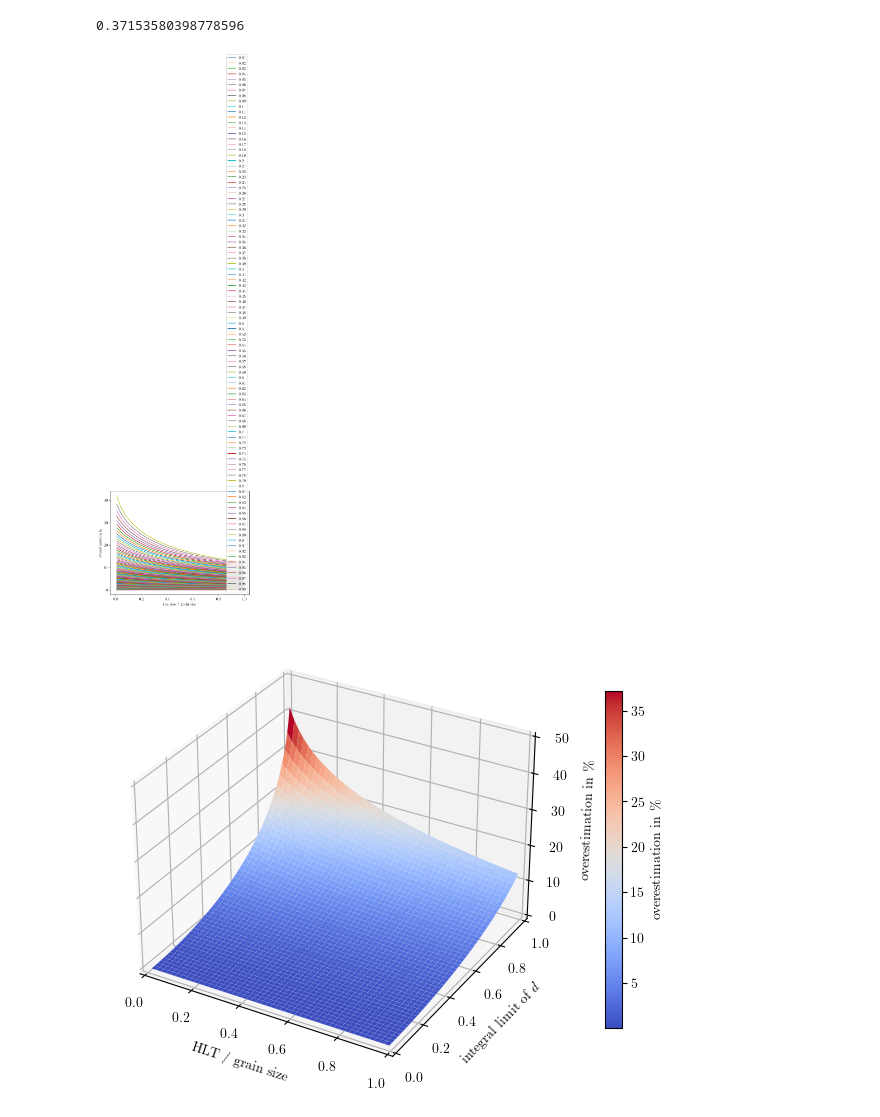
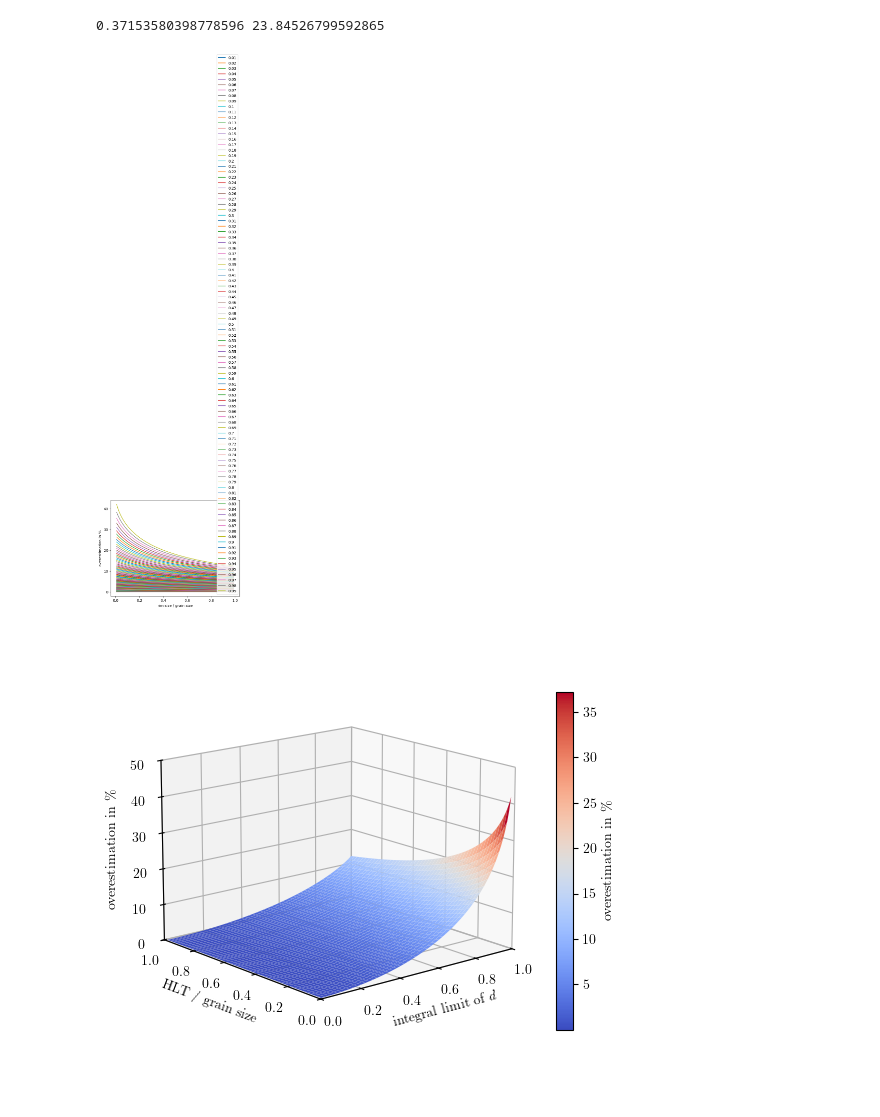
Before and after one commit to kleinerELM/Dissertation, a Jupyter notebook: figures/hydrate-rim/graph/sectioning_graphs.ipynb, the cells around one changed output. Saved outputs shown, nothing was run; the diff lists cells and outputs as text; code cells hidden in the pictures.

Commit message:
improved sectioning effect figures and description

```diff
--- a/figures/hydrate-rim/graph/sectioning_graphs.ipynb
+++ b/figures/hydrate-rim/graph/sectioning_graphs.ipynb
@@ -14,10 +14,10 @@ rim = 0.3
 grain = 1.0
 
 I = quad(integrand, 0, 1, args=(grain, rim))
-
-print(I[0])
+z = I[0]/(rim) * 100 - 100
+print(I[0], z)
 # %% [output]
-0.37153580398778596
+0.37153580398778596 23.84526799592865
 # %%
 grain = 1.0
 i_start = 0
@@ -27,48 +27,49 @@ steps = 100
 X = []
 Y = []
 Z = []
 for j in range(1,100,1):
 	i_stop = j/100
 	x_line = []
 	y_line = []
 	z_line = []
 	for i in range(1, steps):
 		rim = i/steps
 		I = quad(integrand, i_start, i_stop, args=(grain, rim))
-		z = 100/(rim*(i_stop-i_start)) * (I[0]-rim*(i_stop-i_start))
+		z = I[0]/(rim*(i_stop-i_start)) * 100 - 100
 		results[rim] = z
 		x_line.append(rim)
 		y_line.append(i_stop)
 		z_line.append(z)
 	X.append(x_line)
 	Y.append(y_line)
 	Z.append(z_line)
 
 	plt.plot(results.keys(), results.values(), label=i_stop)
 
-
 X = np.array(X)
 Y = np.array(Y)
 Z = np.array(Z)
 
 plt.legend(loc='lower right')
 plt.xlabel('rim size / grain size')
 plt.ylabel('overestimation in %')
 plt.show()
 # %% [output]
-[figure, old version]
+[figure, new version]
 # %%
 plt.rcParams.update({
     "text.usetex": True,
     "font.family": "Computer Modern Roman"
 })
 
-fig = plt.figure()
+fig = plt.figure()#figsize=(12, 4)
 ax = fig.add_subplot(projection='3d')
 
+ax.invert_yaxis()
+ax.view_init(elev=15, azim=-130)
 
 # Plot a basic wireframe.
-surf = ax.plot_surface(X, Y, Z, cmap=cm.coolwarm, antialiased=True)
+surf = ax.plot_surface(Y, X, Z, cmap=cm.coolwarm, antialiased=True)
 
 #ax.plot_wireframe(X, Y, Z, rstride=1, cstride=10)
 #ax.plot_wireframe(X, Y, Z, linewidth=.5, rstride=1, cstride=10, alpha=0.7, edgecolor='royalblue')
@@ -77,12 +78,14 @@ surf = ax.plot_surface(X, Y, Z, cmap=cm.coolwarm, antialiased=True)
 #ax.contourf(X, Y, Z, zdir='z', offset=0, cmap='coolwarm')
 
 ax.set(xlim=(0,1), ylim=(0,1), zlim=(0,50),
-       xlabel='HLT / grain size', ylabel='integral limit of $d$', zlabel='overestimation in \%')
-fig.colorbar(surf, shrink=0.75, aspect=20, pad=0.08, label='overestimation in \%')
-
+       xlabel='integral limit of $i$', ylabel='HLT / grain size')
+fig.colorbar(surf, shrink=0.75, aspect=20, pad=0.00, label='overestimation in \%')
+ax.zaxis.set_rotate_label(False)  # disable automatic rotation
+ax.set_zlabel('overestimation in \%', rotation=90)
+ax.set_box_aspect(aspect=None, zoom=0.86)
 plt.tight_layout()
 plt.savefig('../sectioning_overestimation.svg')
 plt.savefig('../sectioning_overestimation.pdf')
 plt.show()
 # %% [output]
-[figure, old version]
+[figure, new version]
```
Also changed, not shown: 5 other files.
